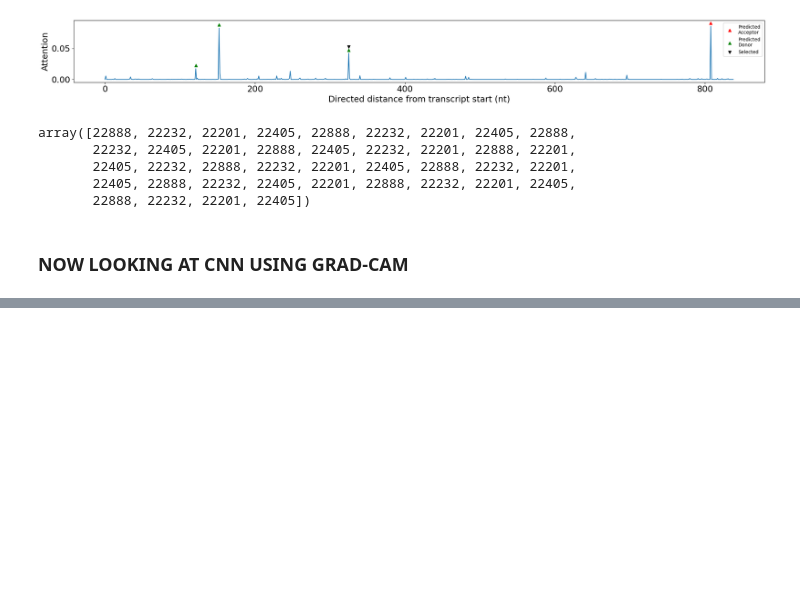
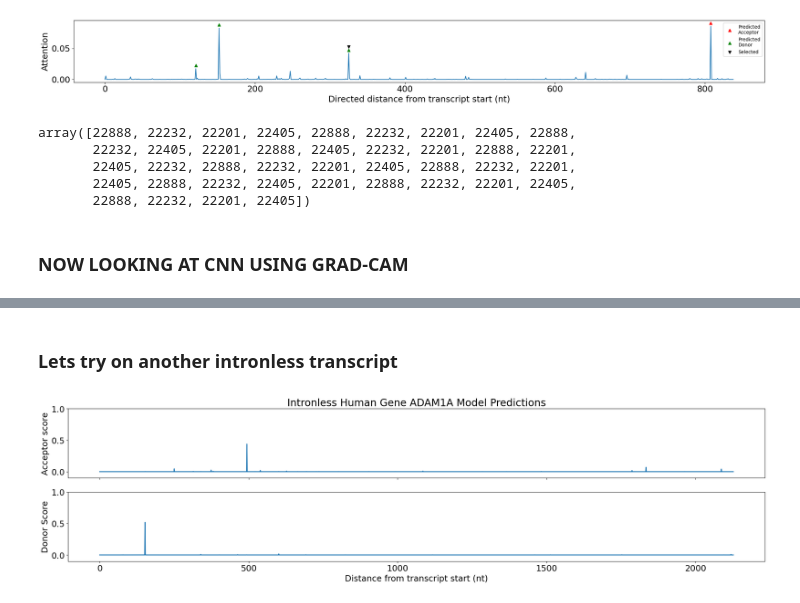
Before and after one commit to Dflorizone/Spliceformer, a Jupyter notebook: Code/intronless_interpretation.ipynb, the cells around one changed output, grey strips where cells are left out. Saved outputs shown, nothing was run; the diff lists cells and outputs as text; code cells hidden in the pictures; blank space fills up the shorter version.

```diff
--- a/Code/intronless_interpretation.ipynb
+++ b/Code/intronless_interpretation.ipynb
@@ -293,7 +307,7 @@ NUM_ACCUMULATION_STEPS = 1
 temp = 1
 n_models = 10
 device = torch.device("cuda" if torch.cuda.is_available() else "cpu")
-model_m = SpliceAI_10K(CL_max)
+model_m = SpliceAI_10K(CL_max,crop=False)
 model_m.apply(keras_init)
 model_m = model_m.to(device)
 
@@ -356,6 +365,8 @@ plt.close()
 # %% [markdown]
 ### TESTING SPLICEFORMER ON INTRONLESS
 # %%
+CL_max=40000
+SL=5000
 activation = {}
 
 def get_activation(name):
@@ -375,6 +386,7 @@ if torch.cuda.device_count() > 1:
 
 output_class_labels = ['Null', 'Acceptor', 'Donor']
 
+models = [copy.deepcopy(model_m) for i in range(n_models)]
 #for output_class in [1,2]:
 #models = [copy.deepcopy(model_m) for i in range(n_models)]
 #[model.load_state_dict(torch.load('../Results/PyTorch_Models/transformer_encoder_40k_171022_{}'.format(i))) for i,model in enumerate(models)]
@@ -509,8 +539,8 @@ for model in models:
 
 
 for i in range(n_models):
-    models[i].SpliceAI.res_layers[3].comboBlock[-1].register_forward_hook(forward_hook)
-    models[i].SpliceAI.res_layers[3].comboBlock[-1].register_full_backward_hook(backward_hook)
+    models[i].SpliceAI.register_forward_hook(forward_hook)
+    models[i].SpliceAI.register_full_backward_hook(backward_hook)
 # %%
 def plot_single(grad_cam,model,label,idx):
     relu = torch.nn.ReLU()
@@ -593,0 +621,33 @@ plot_GradCAM(models,one_hot_array,donor_idxs,acceptor_idxs)
+# %% [markdown]
+### Lets try on another intronless transcript
+# %%
+sequence = str(fasta['chr12'][111899263:111901391])
+padded_sequence, left_padding, right_padding = pad_sequence(sequence,target_length=45000)
+one_hot_array = one_hot_encode(padded_sequence)
+one_hot_array = torch.tensor(one_hot_array, dtype=torch.float32).T.unsqueeze(0).to(device)
+prediction = [models[i](one_hot_array)[0].detach() for i in range(n_models)]
+prediction = torch.stack(prediction)
+prediction = torch.mean(prediction,dim=0)
+acceptor_idxs = torch.argwhere(prediction[0,1,:] > 0.1).detach().numpy()
+donor_idxs = torch.argwhere(prediction[0,2,:] > 0.1).detach().numpy()
+prediction = prediction[0,:,left_padding:-right_padding]
+
+plt.rcParams.update({'font.size': 18})
+fig, (ax1, ax2) = plt.subplots(2, 1,figsize=(22, 6),sharex=True)
+
+x = np.arange(prediction.shape[1])
+ax1.plot(x,prediction[1,:],linewidth=2,zorder=-32)
+ax2.plot(x,prediction[2,:],linewidth=2,zorder=-32)
+
+plt.xlabel('Distance from transcript start (nt)')
+ax1.set_ylabel('Acceptor score')
+ax2.set_ylabel('Donor Score')
+ax1.set_title('Intronless Human Gene ADAM1A Model Predictions')
+ax1.set_ylim([-0.1,1])
+ax2.set_ylim([-0.1,1])
+plt.tight_layout()
+# plt.savefig('../Results/Transformer_CFTR_model_scores_240725.png', dpi=400)
+plt.show()
+plt.close()
+# %% [output]
+[figure, added]
```
Also changed, not shown: parts of 10 cells of this notebook, 3 other files.
